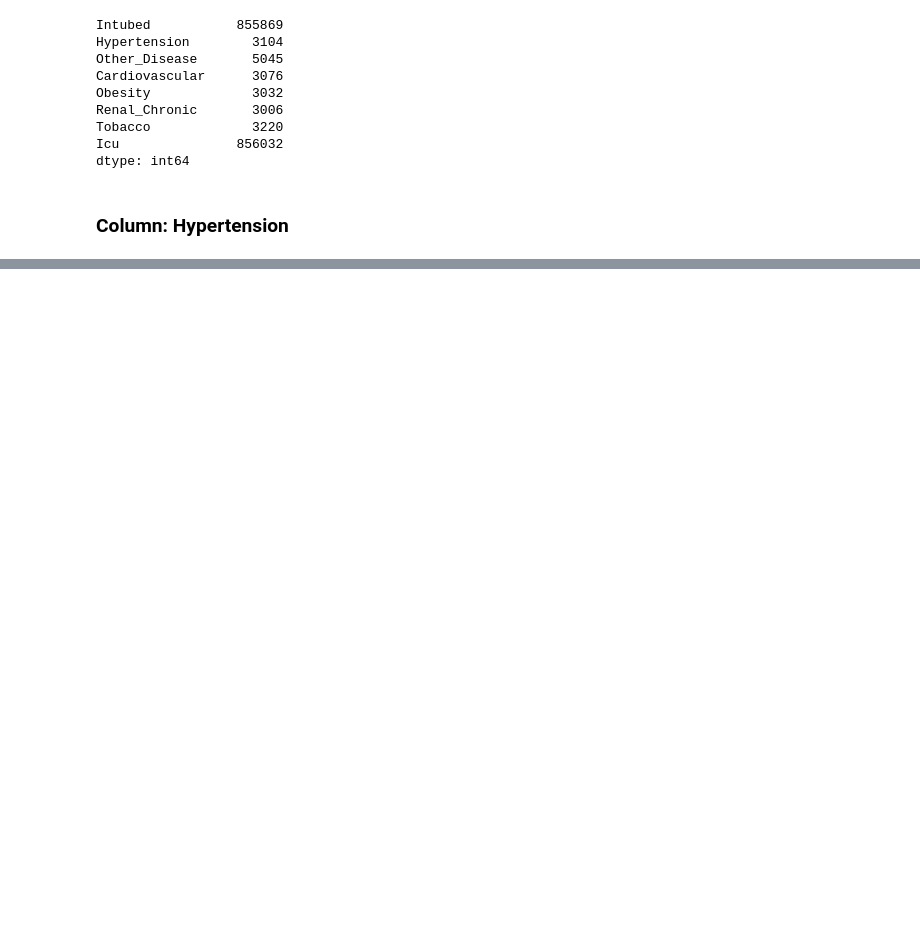
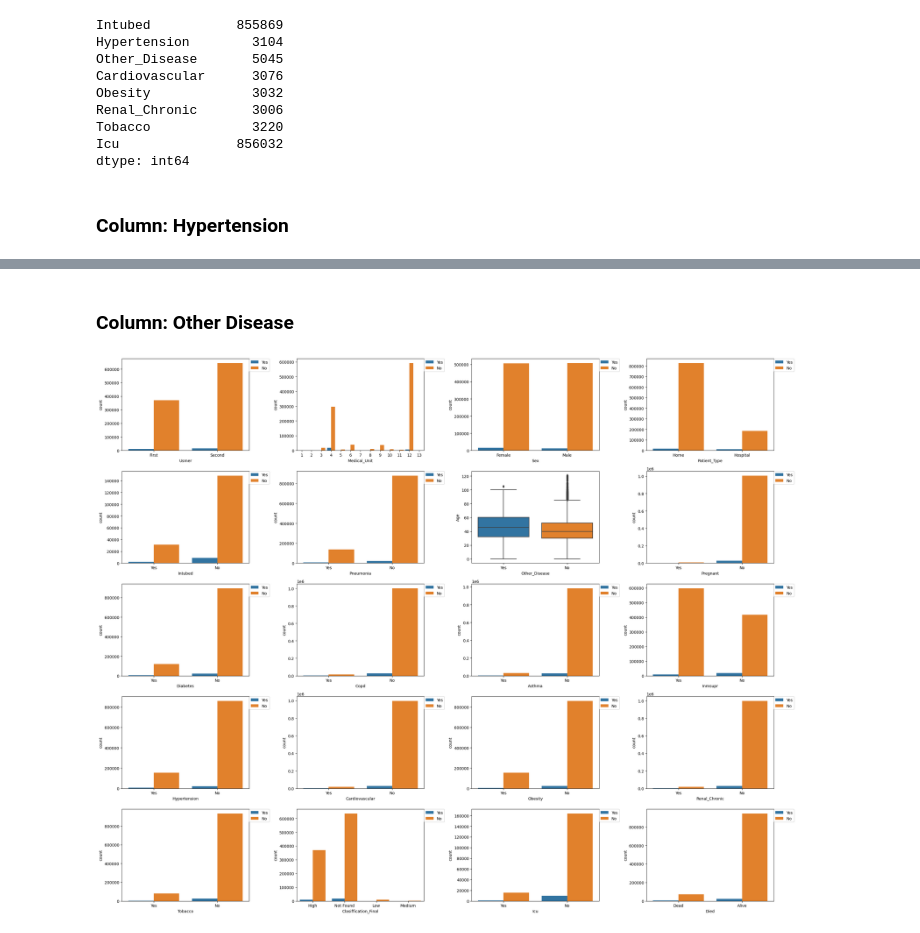
Before and after one commit to Dhruv-Chandra/Covid-19, a Jupyter notebook: Covid.ipynb, the cells around one changed output, grey strips where cells are left out. Saved outputs shown, nothing was run; the diff lists cells and outputs as text; code cells hidden in the pictures; blank space fills up the shorter version.

```diff
--- a/Covid.ipynb
+++ b/Covid.ipynb
@@ -551,0 +571,6 @@ bivariate(y = 'Hypertension')
+# %% [markdown]
+### Column: Other Disease
+# %%
+bivariate(y = 'Other_Disease')
+# %% [output]
+[figure, added]
```
Also changed, not shown: parts of 21 cells of this notebook.
